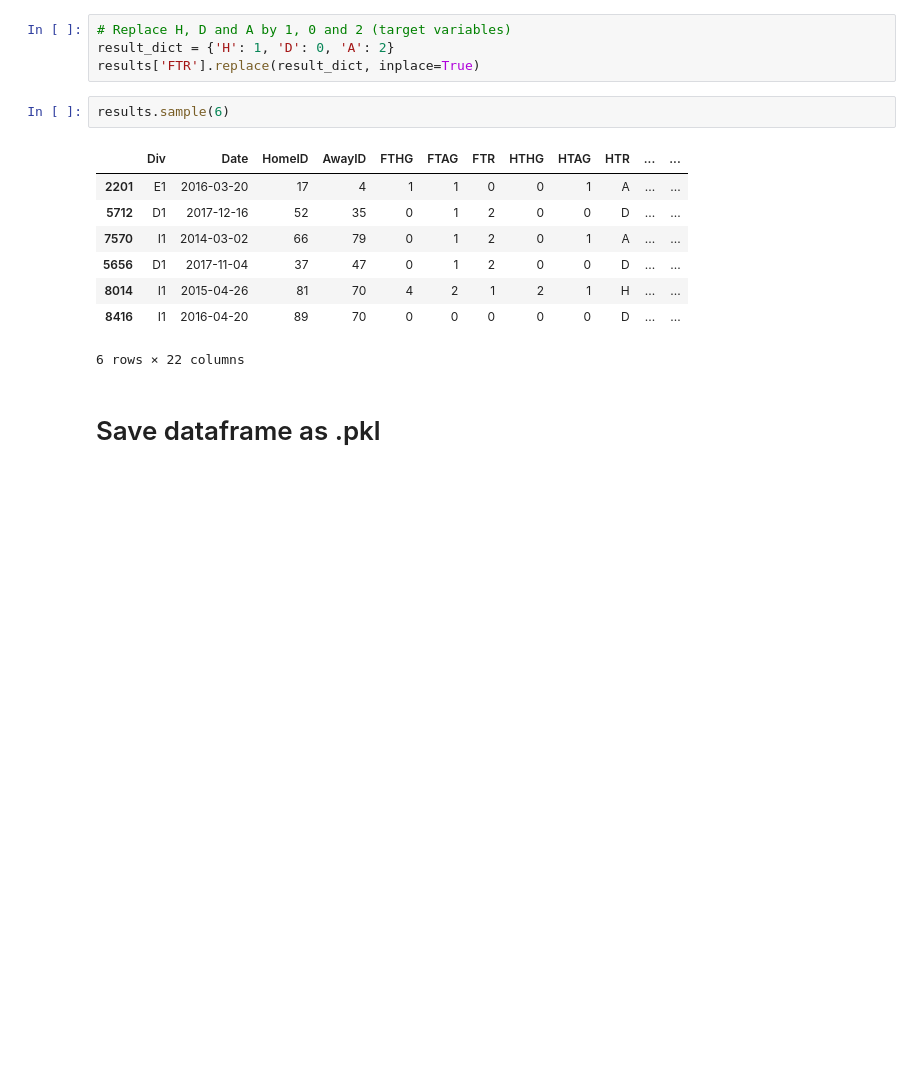
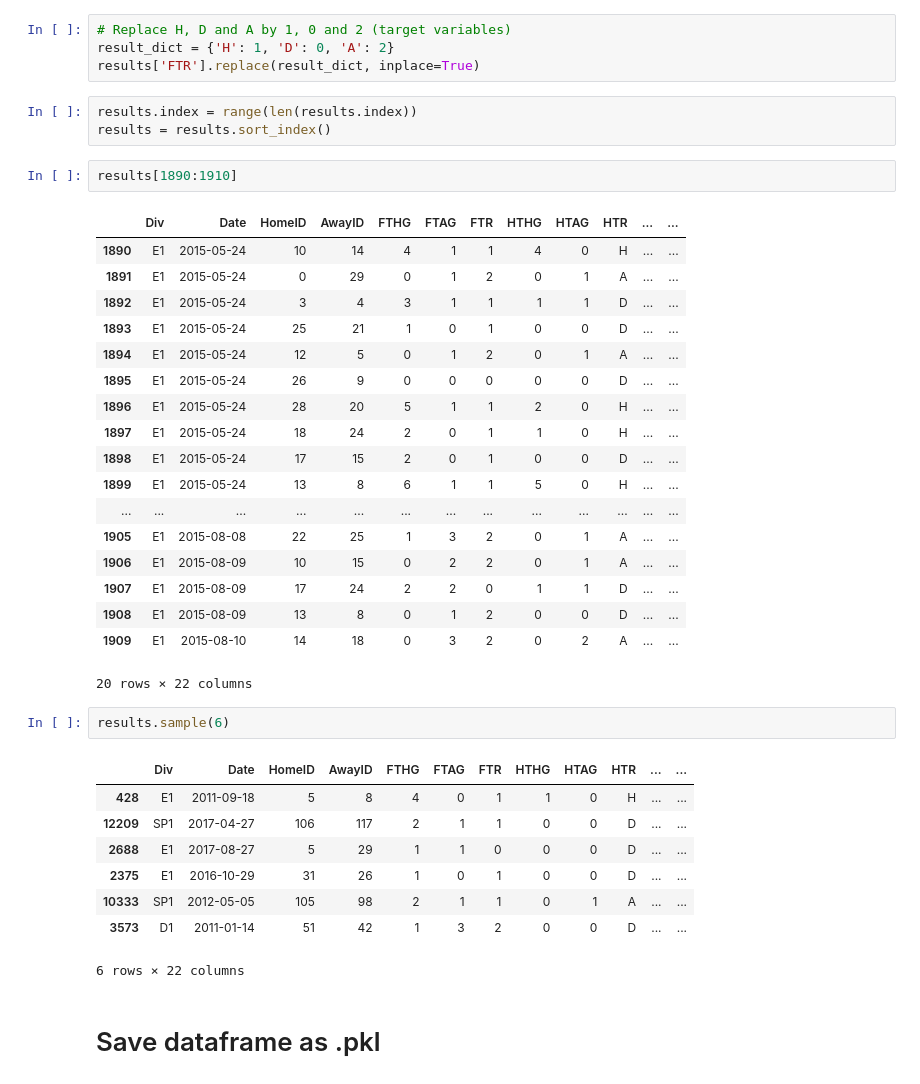
Before and after one commit to michapries/bachelors-thesis, a Jupyter notebook: preprocessing.ipynb, the cells around one changed output. Drawn from its saved outputs; the diff is of its cells as text; blank space fills up the shorter version.

```diff
--- a/preprocessing.ipynb
+++ b/preprocessing.ipynb
@@ -201,16 +201,40 @@ results['AwayID'].replace(team_ids, inplace=True)
 # Replace H, D and A by 1, 0 and 2 (target variables)
 result_dict = {'H': 1, 'D': 0, 'A': 2}
 results['FTR'].replace(result_dict, inplace=True)
+# %%
+results.index = range(len(results.index))
+results = results.sort_index()
+# %%
+results[1890:1910]
+# %% [output]
+|  | Div | Date | HomeID | AwayID | FTHG | FTAG | FTR | HTHG | HTAG | HTR | ... | ... |
+| 1890 | E1 | 2015-05-24 | 10 | 14 | 4 | 1 | 1 | 4 | 0 | H | ... | ... |
+| 1891 | E1 | 2015-05-24 | 0 | 29 | 0 | 1 | 2 | 0 | 1 | A | ... | ... |
+| 1892 | E1 | 2015-05-24 | 3 | 4 | 3 | 1 | 1 | 1 | 1 | D | ... | ... |
+| 1893 | E1 | 2015-05-24 | 25 | 21 | 1 | 0 | 1 | 0 | 0 | D | ... | ... |
+| 1894 | E1 | 2015-05-24 | 12 | 5 | 0 | 1 | 2 | 0 | 1 | A | ... | ... |
+| 1895 | E1 | 2015-05-24 | 26 | 9 | 0 | 0 | 0 | 0 | 0 | D | ... | ... |
+| 1896 | E1 | 2015-05-24 | 28 | 20 | 5 | 1 | 1 | 2 | 0 | H | ... | ... |
+| 1897 | E1 | 2015-05-24 | 18 | 24 | 2 | 0 | 1 | 1 | 0 | H | ... | ... |
+| 1898 | E1 | 2015-05-24 | 17 | 15 | 2 | 0 | 1 | 0 | 0 | D | ... | ... |
+| 1899 | E1 | 2015-05-24 | 13 | 8 | 6 | 1 | 1 | 5 | 0 | H | ... | ... |
+| ... | ... | ... | ... | ... | ... | ... | ... | ... | ... | ... | ... | ... |
+| 1905 | E1 | 2015-08-08 | 22 | 25 | 1 | 3 | 2 | 0 | 1 | A | ... | ... |
+| 1906 | E1 | 2015-08-09 | 10 | 15 | 0 | 2 | 2 | 0 | 1 | A | ... | ... |
+| 1907 | E1 | 2015-08-09 | 17 | 24 | 2 | 2 | 0 | 1 | 1 | D | ... | ... |
+| 1908 | E1 | 2015-08-09 | 13 | 8 | 0 | 1 | 2 | 0 | 0 | D | ... | ... |
+| 1909 | E1 | 2015-08-10 | 14 | 18 | 0 | 3 | 2 | 0 | 2 | A | ... | ... |
+20 rows × 22 columns
 # %%
 results.sample(6)
 # %% [output]
 |  | Div | Date | HomeID | AwayID | FTHG | FTAG | FTR | HTHG | HTAG | HTR | ... | ... |
-| 2201 | E1 | 2016-03-20 | 17 | 4 | 1 | 1 | 0 | 0 | 1 | A | ... | ... |
-| 5712 | D1 | 2017-12-16 | 52 | 35 | 0 | 1 | 2 | 0 | 0 | D | ... | ... |
-| 7570 | I1 | 2014-03-02 | 66 | 79 | 0 | 1 | 2 | 0 | 1 | A | ... | ... |
-| 5656 | D1 | 2017-11-04 | 37 | 47 | 0 | 1 | 2 | 0 | 0 | D | ... | ... |
-| 8014 | I1 | 2015-04-26 | 81 | 70 | 4 | 2 | 1 | 2 | 1 | H | ... | ... |
-| 8416 | I1 | 2016-04-20 | 89 | 70 | 0 | 0 | 0 | 0 | 0 | D | ... | ... |
+| 428 | E1 | 2011-09-18 | 5 | 8 | 4 | 0 | 1 | 1 | 0 | H | ... | ... |
+| 12209 | SP1 | 2017-04-27 | 106 | 117 | 2 | 1 | 1 | 0 | 0 | D | ... | ... |
+| 2688 | E1 | 2017-08-27 | 5 | 29 | 1 | 1 | 0 | 0 | 0 | D | ... | ... |
+| 2375 | E1 | 2016-10-29 | 31 | 26 | 1 | 0 | 1 | 0 | 0 | D | ... | ... |
+| 10333 | SP1 | 2012-05-05 | 105 | 98 | 2 | 1 | 1 | 0 | 1 | A | ... | ... |
+| 3573 | D1 | 2011-01-14 | 51 | 42 | 1 | 3 | 2 | 0 | 0 | D | ... | ... |
 6 rows × 22 columns
 # %% [markdown]
 # Save dataframe as .pkl
```
Also changed, not shown: 3 other files.
